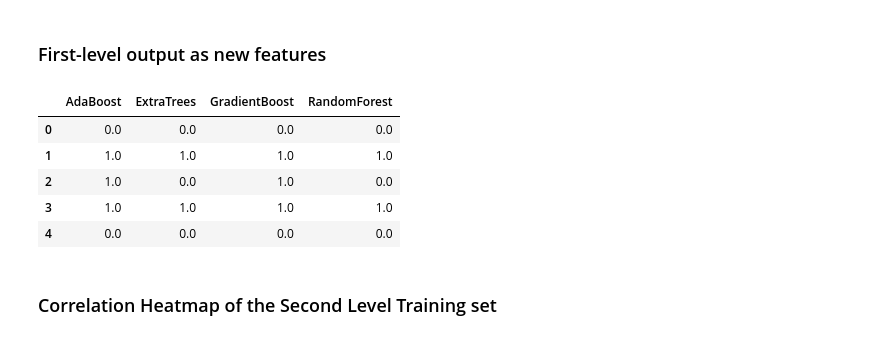
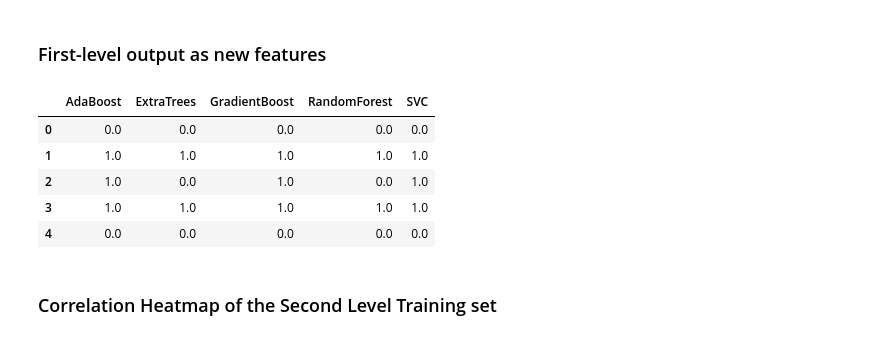
Before and after one commit to pmmilewski/titanic-survivors-kaggle, a Jupyter notebook: Titanic Survivors.ipynb, the cells around one changed output. Cells and saved outputs as stored; diff of their text form; code cells hidden in the pictures.

```diff
--- a/Titanic Survivors.ipynb
+++ b/Titanic Survivors.ipynb
@@ -293,8 +297,8 @@ Now we can see that some of the features are correlated with other features, als
 Further I will probably need to go back to feature engineering step to improve the result.
 # %%
 #Experimental drop of correlated features I will analyze outcome later
-norm_test.drop(['Has_Cabin', 'Fare', 'Family_size'],axis=1, inplace=True)
-norm_train.drop(['Has_Cabin', 'Fare', 'Family_size'],axis=1, inplace=True)
+#norm_test.drop(['Has_Cabin', 'Fare', 'Family_size'],axis=1, inplace=True)
+#norm_train.drop(['Has_Cabin', 'Fare', 'Family_size'],axis=1, inplace=True)
 # %%
 colormap = plt.cm.viridis
 plt.figure(figsize=(14,12))
@@ -374,18 +378,18 @@ def get_oof(clf, x_train, y_train, x_test):
 # Random Forest parameters
 rf_params = {
     'n_jobs': -1,
-    'n_estimators': 500,
+    'n_estimators': 1000,
      'warm_start': True,
-    'max_depth': 6,
+    'max_depth': 8,
     'min_samples_leaf': 2,
-    'max_features' : 'sqrt',
+    #'max_features' : 'sqrt',
     'verbose': 0
 }
 
 # Extra Trees Parameters
 et_params = {
     'n_jobs': -1,
-    'n_estimators':500,
+    'n_estimators':1000,
     'max_depth': 8,
     'min_samples_leaf': 2,
     'verbose': 0
@@ -393,13 +397,13 @@ et_params = {
 
 # AdaBoost parameters
 ada_params = {
-    'n_estimators': 500,
+    'n_estimators': 1000,
     'learning_rate' : 0.75
 }
 
 # Gradient Boosting parameters
 gb_params = {
-    'n_estimators': 500,
+    'n_estimators': 1000,
     'max_depth': 5,
     'min_samples_leaf': 2,
     'verbose': 0
@@ -679,17 +686,19 @@ py.iplot(fig, filename='bar-direct-labels')
 # %%
 base_predictions_train = pd.DataFrame( {'RandomForest': rf_oof_train.ravel(),
      'ExtraTrees': et_oof_train.ravel(),
      'AdaBoost': ada_oof_train.ravel(),
-      'GradientBoost': gb_oof_train.ravel()
+      'GradientBoost': gb_oof_train.ravel(),
+      'SVC': svc_oof_train.ravel()
+
     })
 base_predictions_train.head()
 # %% [output]
-|  | AdaBoost | ExtraTrees | GradientBoost | RandomForest |
-| 0 | 0.0 | 0.0 | 0.0 | 0.0 |
-| 1 | 1.0 | 1.0 | 1.0 | 1.0 |
-| 2 | 1.0 | 0.0 | 1.0 | 0.0 |
-| 3 | 1.0 | 1.0 | 1.0 | 1.0 |
-| 4 | 0.0 | 0.0 | 0.0 | 0.0 |
+|  | AdaBoost | ExtraTrees | GradientBoost | RandomForest | SVC |
+| 0 | 0.0 | 0.0 | 0.0 | 0.0 | 0.0 |
+| 1 | 1.0 | 1.0 | 1.0 | 1.0 | 1.0 |
+| 2 | 1.0 | 0.0 | 1.0 | 0.0 | 1.0 |
+| 3 | 1.0 | 1.0 | 1.0 | 1.0 | 1.0 |
+| 4 | 0.0 | 0.0 | 0.0 | 0.0 | 0.0 |
 # %% [markdown]
 ### Correlation Heatmap of the Second Level Training set
 # %%
```
Also changed, not shown: parts of 9 cells of this notebook, 1 other file.
